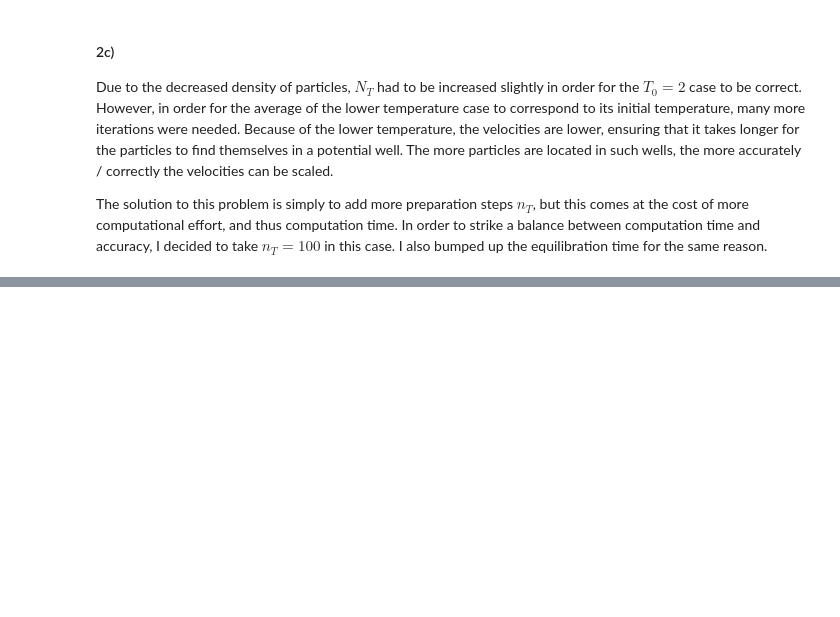
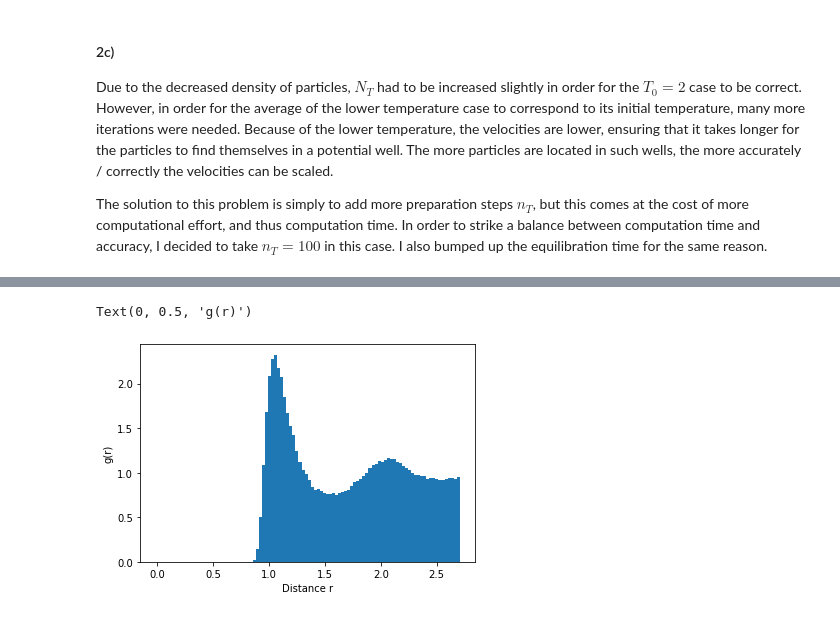
Before and after one commit to KevoSoftworks/computational_physics, a Jupyter notebook: 4_molecular_dynamics/molecular_dynamics.ipynb, the cells around one changed output, grey strips where cells are left out. Cells and saved outputs as stored; diff of their text form; code cells hidden in the pictures; blank space fills up the shorter version.

```diff
--- a/4_molecular_dynamics/molecular_dynamics.ipynb
+++ b/4_molecular_dynamics/molecular_dynamics.ipynb
@@ -482,0 +633,41 @@ The average temperature this run (T0 = 0.9) was <T> = 0.97
+# %%
+bins = 100
+n_T = 100
+n_e = 100
+rho = 0.8
+
+force = Force().lennard_jones(rc = rc)
+pm = ParticleManager(N=N, rho=rho, vlim=(-0.1, 0.1), Ndim=3, as_grid=True).remove_translation().scale(T=2).set_initial_a(force).init_hist(bins)
+grid = Grid(pm, dt=dt, force=force)
+
+if pm.bounds[1] <= rc:
+    raise Exception(f"2 * Rc should be larger than the bounds! L={pm.bounds[1]:.2f}, Rc={rc}")
+
+K = np.zeros(n_go)
+V = np.zeros(n_go)
+P = np.zeros(n_go)
+
+for _ in range(n_T):
+    grid.update()
+    grid.pm.scale(T=T0)
+
+for _ in range(n_e):
+    grid.update()
+
+grid.pm._hist_rdy = True
+
+for i in range(n_go):
+    V[i] = grid.update()
+    K[i] = grid.pm.K
+    P[i] = grid.pm.P
+# %%
+hist = 2*grid.pm._hist
+bin_range, width = np.linspace(0, pm.bounds[1]/2, bins, retstep=True)
+volumes = 4/3 * np.pi * (bin_range**3 - (bin_range - width)**3)
+g = hist / (rho*volumes*N*n_go)
+plt.bar(bin_range, hist / (rho*volumes*N*n_go), width=width)
+plt.xlabel("Distance r")
+plt.ylabel("g(r)")
+# %% [output]
+Text(0, 0.5, 'g(r)')
+[figure, added]
```
Also changed, not shown: parts of 28 cells of this notebook, 1 other file.
